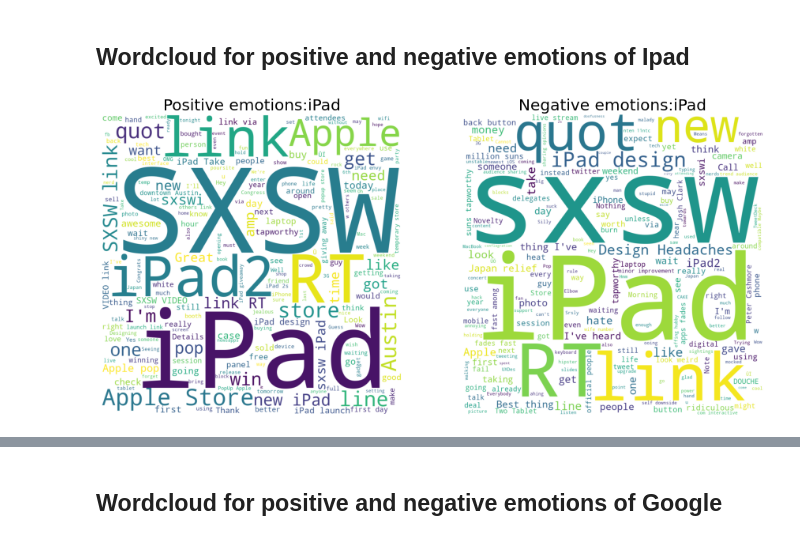
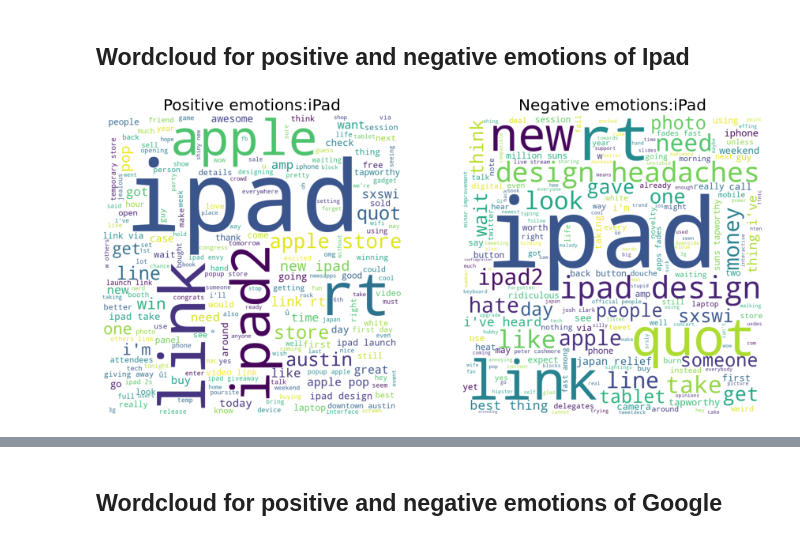
Before and after one commit to rahulakrish/customer_sentiment_analysis, a Jupyter notebook: project.ipynb, the cells around one changed output, grey strips where cells are left out. Drawn from its saved outputs; the diff is of its cells as text; code cells hidden in the pictures.

```diff
--- a/project.ipynb
+++ b/project.ipynb
@@ -235,6 +278,9 @@ plt.xlabel('product/service',fontsize=14);
 # What do customers like about a product_service?
 # %% [markdown]
 Here, we are looking to answer the second question.We can do this by breaking down each product_service and the different emotions to see if there are any key words that stand out. For eg: we can list out tweets by positive and negative emotions for iPad and analyze separately to gage sentiment.
+# %%
+#updating stopwords list to include SXSW since it appears mearly 10,000 times
+stopwords_list.append('SXSW')
 # %% [markdown]
 Let's define some functions to make things easier
 # %%
@@ -248,8 +292,6 @@ def positive_df(df, product_service, emotion):
 # %%
-#creating a df for a product_service with negative emotions
+#creating a df for a category with negative emotions
 
-def negative_df(df, product_service, emotion):
-        product_df = df[df['product_service']==product_service]
-        negative = product_df[product_df['emotion']==emotion]
-        negative.dropna(inplace=True)
-        return negative
+def get_negative(df,category,emotion):
+    negative_df=df.loc[(df['product_service']==category) & (df['emotion']=='Negative emotion')]
+    return negative_df
@@ -256,33 +326,6 @@ def negative_df(df, product_service, emotion):
 # %% [markdown]
 ## Wordcloud for positive and negative emotions of Ipad
-# %%
-#creating positive and negative slices of the df
-
-pos_df = positive_df(df,'iPad','Positive emotion')
-neg_df = negative_df(df,'iPad','Negative emotion')
-
-# generate the wordcloud
-product = 'iPad'
-wordcloud=[]
-for df in [pos_df, neg_df]:
-    #instantiate
-    wc = WordCloud(background_color='white',
-                       stopwords=stopwords_list,
-                       height=1000,
-                       width=1000,
-                       )
-    #for the wordcloud, we have to join all the text data into a single string
-    text = " ".join(df['tweet_text'])
-    #generate the WC
-    wordcloud.append(wc.generate(text))
-#plot the WC
-fig,(ax1,ax2) = plt.subplots(1,2,figsize=(15,10))
-font = {'fontsize':20}
-ax1.imshow(wordcloud[0])
-ax1.axis('off')
-ax1.set_title(f'Positive emotions:{product}',fontdict=font);
-ax2.imshow(wordcloud[1])
-ax2.axis('off')
-ax2.set_title(f'Negative emotions:{product}',fontdict=font);
-# %% [output]
-[figure, removed]
+# %%
+wordcloud_gen(df,'iPad')
+# %% [output]
+[figure, added]
```
Also changed, not shown: parts of 42 cells of this notebook.
